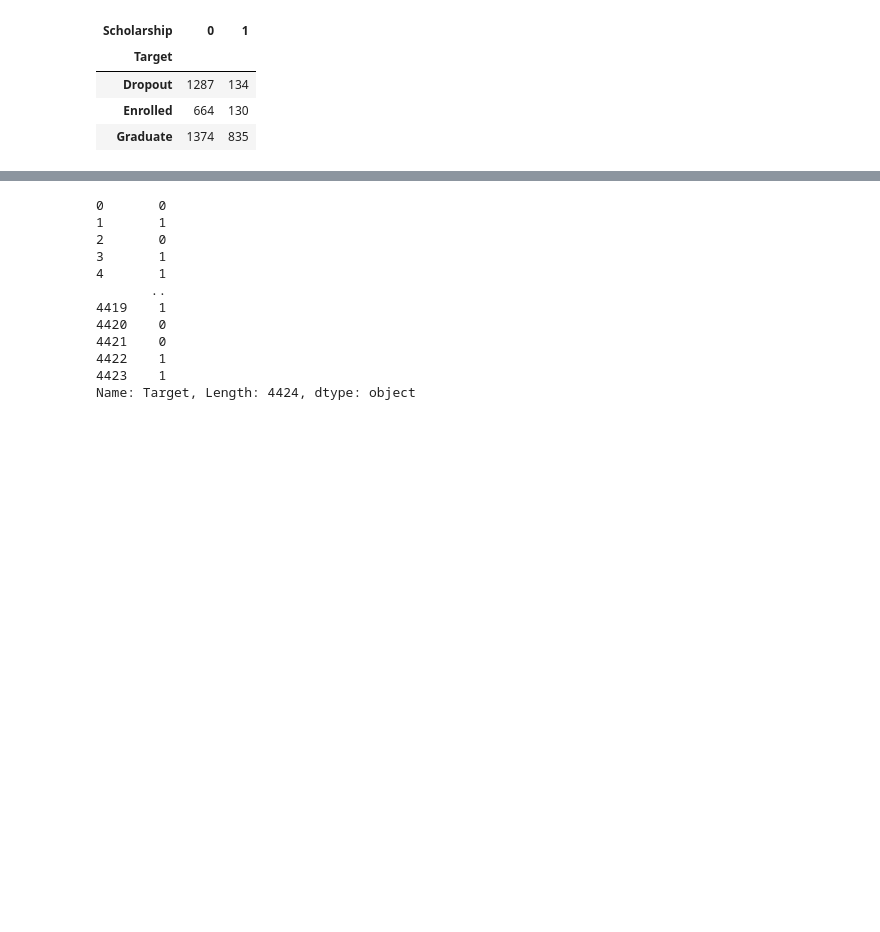
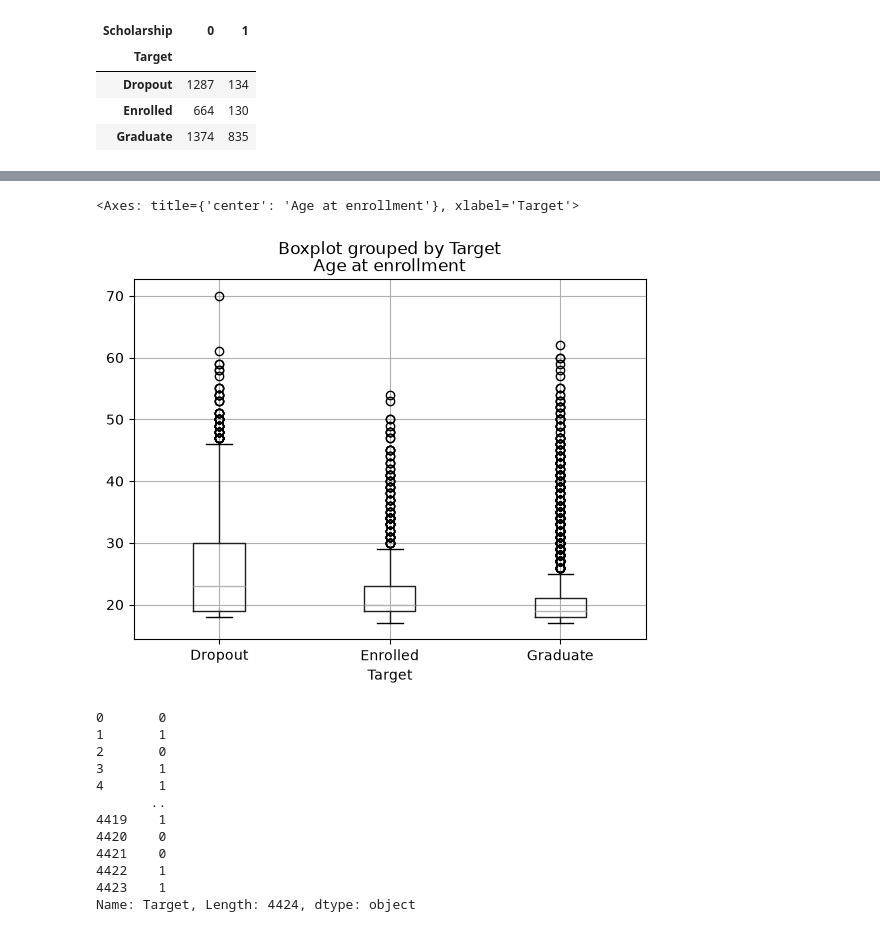
Before and after one commit to aurodeeps/student-dropout-prediction, a Jupyter notebook: notebooks/01_m2_eda.ipynb, the cells around one changed output, grey strips where cells are left out. Cells and saved outputs as stored; diff of their text form; code cells hidden in the pictures; blank space fills up the shorter version.

```diff
--- a/notebooks/01_m2_eda.ipynb
+++ b/notebooks/01_m2_eda.ipynb
@@ -98,3 +108,8 @@ pd.crosstab(df['Target'], df['Scholarship'])
+# %%
+df.boxplot(column='Age at enrollment', by='Target')
+# %% [output]
+<Axes: title={'center': 'Age at enrollment'}, xlabel='Target'>
+[figure, added]
 # %%
 df['Target'] = df['Target'].replace({'Dropout':0, 'Enrolled':-1, 'Graduate':1})
 df['Target']
```
Also changed, not shown: parts of 2 cells of this notebook.
